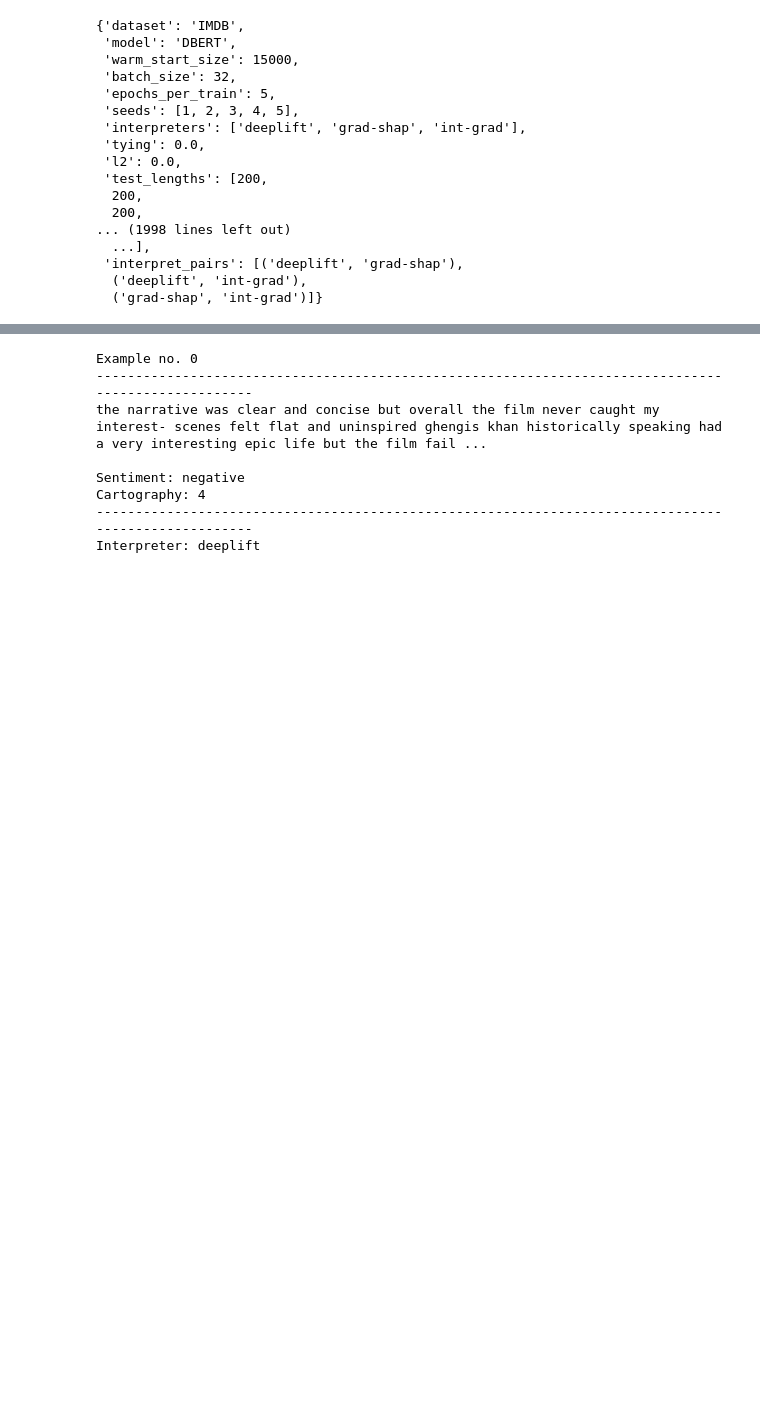
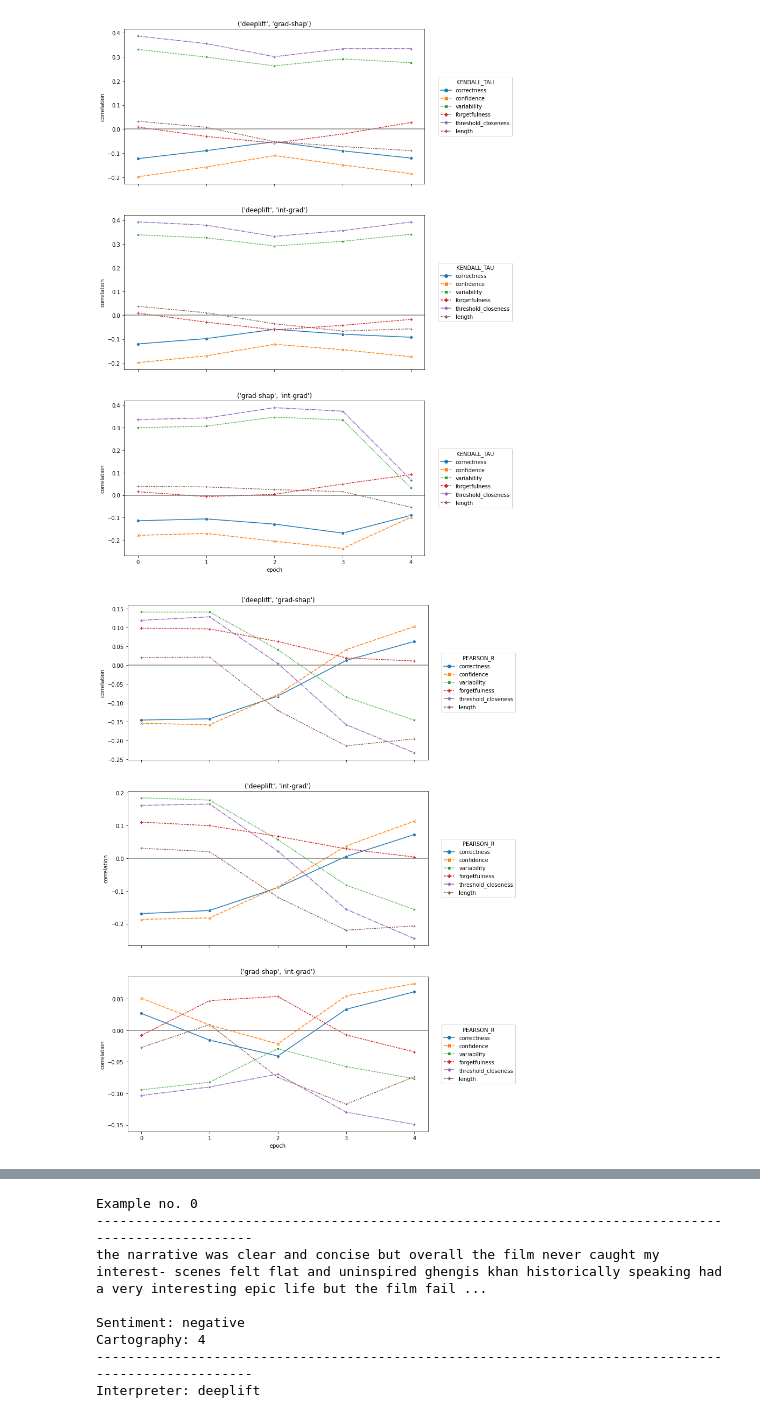
Before and after one commit to mttk/unity-in-xai-court, a Jupyter notebook: viz.ipynb, the cells around one changed output, grey strips where cells are left out. Drawn from its saved outputs; the diff is of its cells as text; code cells hidden in the pictures; blank space fills up the shorter version.

```diff
--- a/viz.ipynb
+++ b/viz.ipynb
@@ -15,20 +25,5 @@ df_tr, df_agr, df_crt_train, df_crt_test, df_attr = results_to_df(experiments, m
 # %%
-meta
+df_corrs = plot_correlations(df_agr, df_crt_test, meta, print_flag=False)
 # %% [output]
-{'dataset': 'IMDB',
- 'model': 'DBERT',
- 'warm_start_size': 15000,
- 'batch_size': 32,
- 'epochs_per_train': 5,
- 'seeds': [1, 2, 3, 4, 5],
- 'interpreters': ['deeplift', 'grad-shap', 'int-grad'],
- 'tying': 0.0,
- 'l2': 0.0,
- 'test_lengths': [200,
-  200,
-  200,
-... (1998 lines left out)
-  ...],
- 'interpret_pairs': [('deeplift', 'grad-shap'),
-  ('deeplift', 'int-grad'),
-  ('grad-shap', 'int-grad')]}
+[figure, added]
+[figure, added]
```
Also changed, not shown: parts of 10 cells of this notebook, 6 other files.
